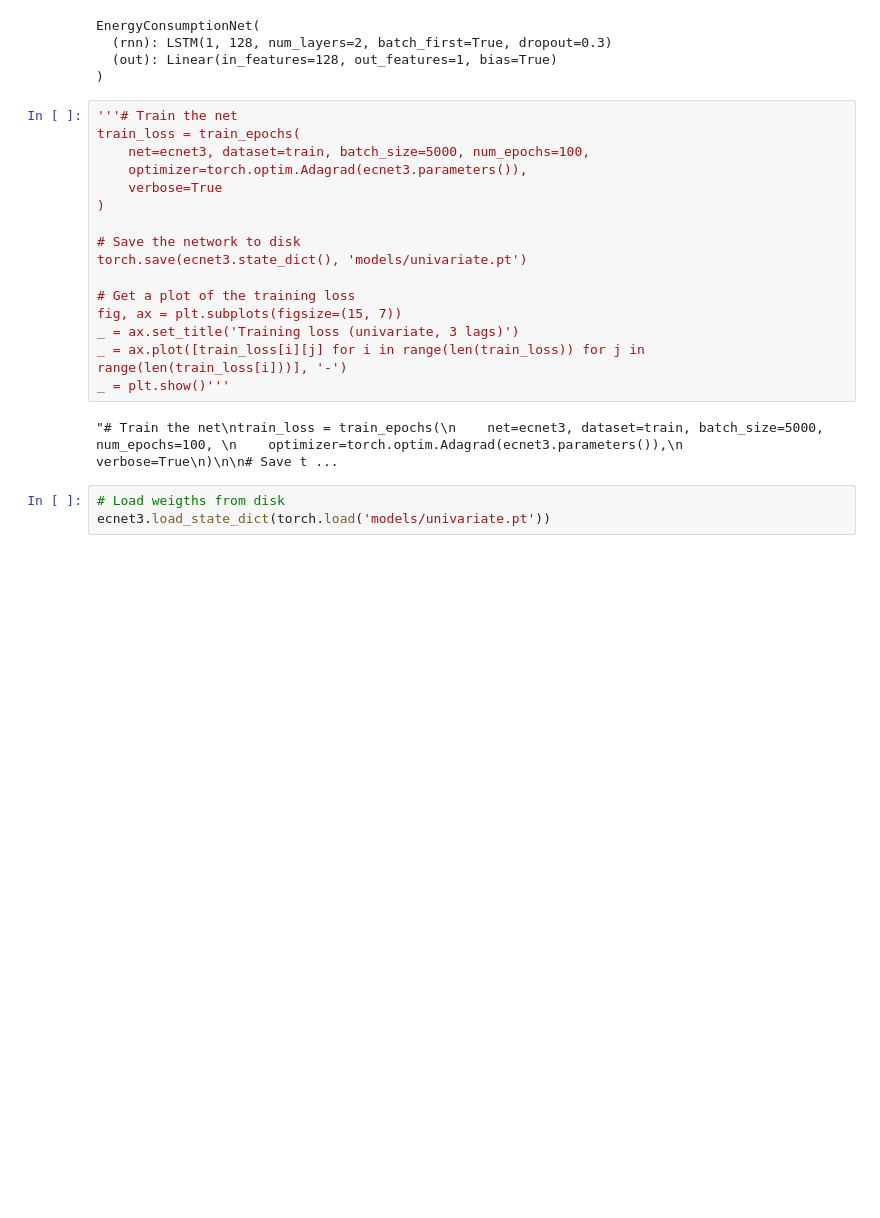
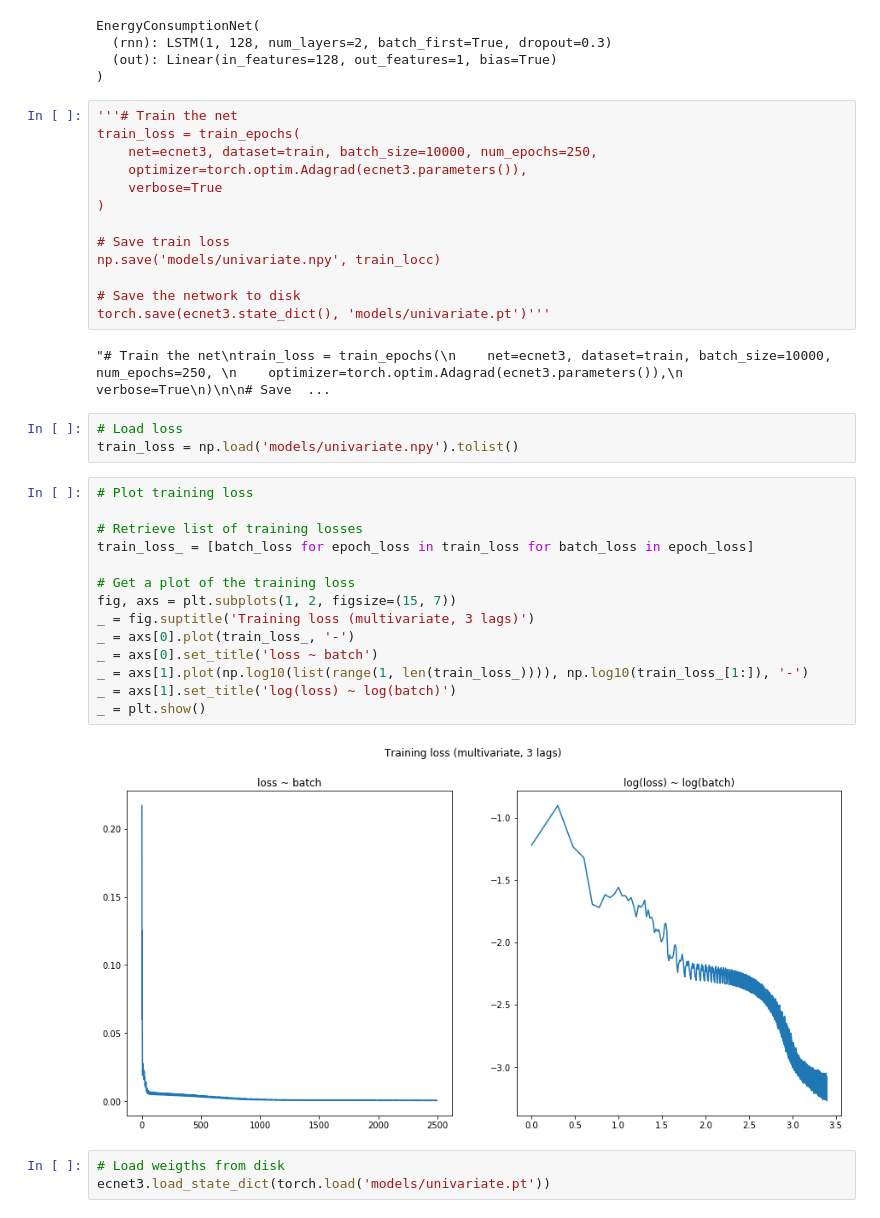
Before and after one commit to damiclem/PJM, a Jupyter notebook: univariate.ipynb, the cells around one changed output. Saved outputs shown, nothing was run; the diff lists cells and outputs as text; blank space fills up the shorter version.

```diff
--- a/univariate.ipynb
+++ b/univariate.ipynb
@@ -118,21 +119,37 @@ EnergyConsumptionNet(
 # %%
 '''# Train the net
 train_loss = train_epochs(
-    net=ecnet3, dataset=train, batch_size=5000, num_epochs=100,
+    net=ecnet3, dataset=train, batch_size=10000, num_epochs=250,
     optimizer=torch.optim.Adagrad(ecnet3.parameters()),
     verbose=True
 )
 
+# Save train loss
+np.save('models/univariate.npy', train_locc)
+
 # Save the network to disk
-torch.save(ecnet3.state_dict(), 'models/univariate.pt')
-
-# Get a plot of the training loss
-fig, ax = plt.subplots(figsize=(15, 7))
-_ = ax.set_title('Training loss (univariate, 3 lags)')
-_ = ax.plot([train_loss[i][j] for i in range(len(train_loss)) for j in range(len(train_loss[i]))], '-')
-_ = plt.show()'''
+torch.save(ecnet3.state_dict(), 'models/univariate.pt')'''
 # %% [output]
-"# Train the net\ntrain_loss = train_epochs(\n    net=ecnet3, dataset=train, batch_size=5000, num_epochs=100, \n    optimizer=torch.optim.Adagrad(ecnet3.parameters()),\n    verbose=True\n)\n\n# Save t ...
+"# Train the net\ntrain_loss = train_epochs(\n    net=ecnet3, dataset=train, batch_size=10000, num_epochs=250, \n    optimizer=torch.optim.Adagrad(ecnet3.parameters()),\n    verbose=True\n)\n\n# Save  ...
+# %%
+# Load loss
+train_loss = np.load('models/univariate.npy').tolist()
+# %%
+# Plot training loss
+
+# Retrieve list of training losses
+train_loss_ = [batch_loss for epoch_loss in train_loss for batch_loss in epoch_loss]
+
+# Get a plot of the training loss
+fig, axs = plt.subplots(1, 2, figsize=(15, 7))
+_ = fig.suptitle('Training loss (multivariate, 3 lags)')
+_ = axs[0].plot(train_loss_, '-')
+_ = axs[0].set_title('loss ~ batch')
+_ = axs[1].plot(np.log10(list(range(1, len(train_loss_)))), np.log10(train_loss_[1:]), '-')
+_ = axs[1].set_title('log(loss) ~ log(batch)')
+_ = plt.show()
+# %% [output]
+[figure, added]
 # %%
 # Load weigths from disk
 ecnet3.load_state_dict(torch.load('models/univariate.pt'))
```
Also changed, not shown: parts of 9 cells of this notebook, 11 other files.
